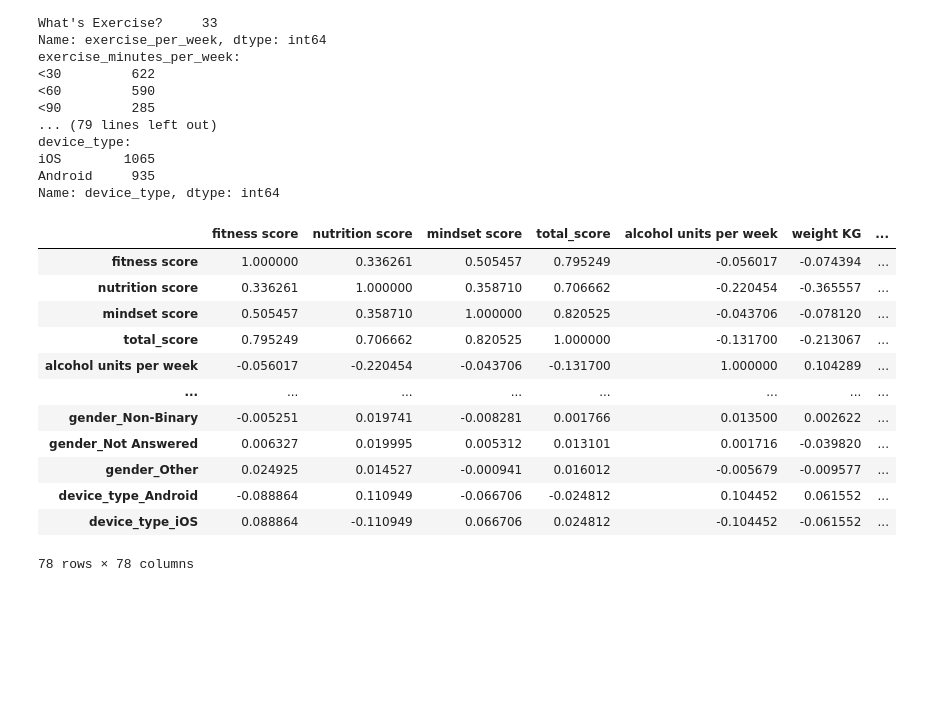
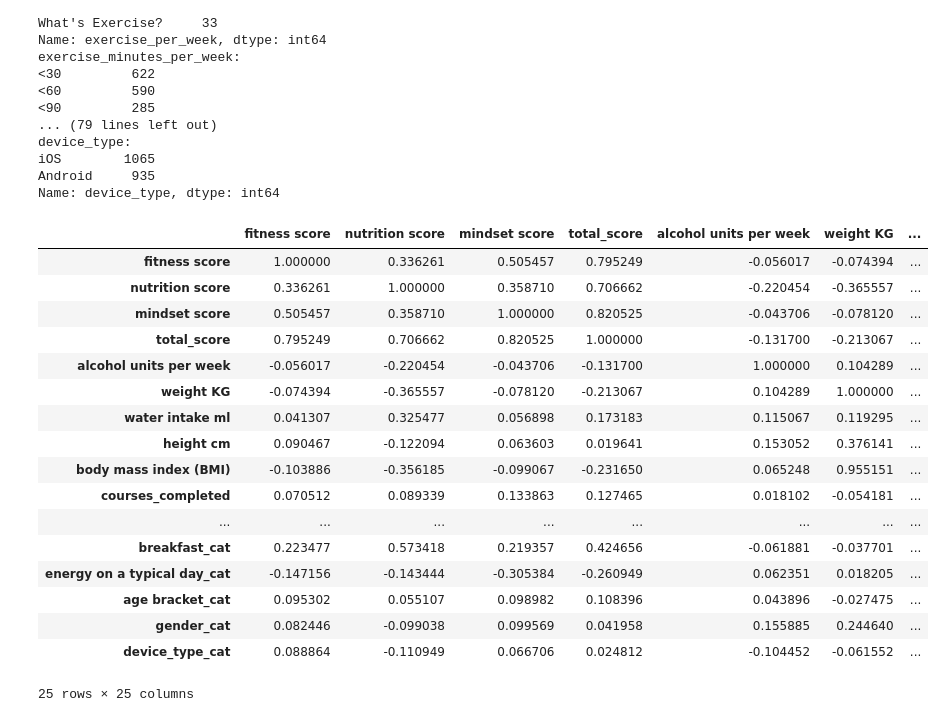
Before and after one commit to thakareakshay1709/my-data-science-projects, a Jupyter notebook: PepTalk/peptalk_analysis.ipynb, the cells around one changed output. Drawn from its saved outputs; the diff is of its cells as text; code cells hidden in the pictures; blank space fills up the shorter version.

```diff
--- a/PepTalk/peptalk_analysis.ipynb
+++ b/PepTalk/peptalk_analysis.ipynb
@@ -168,25 +168,56 @@ Name: device_type, dtype: int64
 # %%
 # encoding categorical features
 # https://medium.com/@urvashilluniya/convert-multiple-categorical-columns-into-numeric-columns-in-single-line-of-code-577bab825635
 # https://towardsdatascience.com/i-have-data-i-need-insights-where-do-i-start-7ddc935ab365
 # ord_encoder = OrdinalEncoder()
 # df_cat_enc = new_raw_df[categorical_cols].apply(lambda col: ord_encoder.fit_transform(col))
-df_cat_enc = pd.get_dummies(new_raw_df, columns=categorical_cols).drop(labels=["company_id"], axis=1)
+# df_cat_enc = pd.get_dummies(new_raw_df, columns=categorical_cols).drop(labels=["company_id"], axis=1)
 #df_only_cat_enc = df_cat_enc.drop(labels = int_cols, axis=1, inplace=True)
+# df_cat_enc.corr()
+
+for cat in categorical_cols:
+    new_raw_df[cat] = new_raw_df[cat].astype('category')
+
+for new_cat in categorical_cols:
+    new_raw_df[new_cat+"_cat"] = new_raw_df[new_cat].cat.codes
+
+df_cat_enc = new_raw_df.copy()
+df_cat_enc.drop(labels=categorical_cols, axis=1, inplace=True)
+#df_cat_enc_.head(5)
+#df_cat_enc_.info()
 df_cat_enc.corr()
+# new_raw_df.dtypes
+ #'exercise_minutes_per_week',
+ #'how do you feel when you wake up',
+ #'balanced meals per day',
+ #'how are you getting_on',
+ #'smoker',
+ #'sleep_hours',
+ #'eat fruit and veg',
+ #'how do you feel overall?',
+ #'breakfast',
+ #'energy on a typical day',
+ #'age bracket',
+ #'gender',
+ #'device_type'
 # %% [output]
 |  | fitness score | nutrition score | mindset score | total_score | alcohol units per week | weight KG | ... |
 | fitness score | 1.000000 | 0.336261 | 0.505457 | 0.795249 | -0.056017 | -0.074394 | ... |
 | nutrition score | 0.336261 | 1.000000 | 0.358710 | 0.706662 | -0.220454 | -0.365557 | ... |
 | mindset score | 0.505457 | 0.358710 | 1.000000 | 0.820525 | -0.043706 | -0.078120 | ... |
 | total_score | 0.795249 | 0.706662 | 0.820525 | 1.000000 | -0.131700 | -0.213067 | ... |
 | alcohol units per week | -0.056017 | -0.220454 | -0.043706 | -0.131700 | 1.000000 | 0.104289 | ... |
+| weight KG | -0.074394 | -0.365557 | -0.078120 | -0.213067 | 0.104289 | 1.000000 | ... |
+| water intake ml | 0.041307 | 0.325477 | 0.056898 | 0.173183 | 0.115067 | 0.119295 | ... |
+| height cm | 0.090467 | -0.122094 | 0.063603 | 0.019641 | 0.153052 | 0.376141 | ... |
+| body mass index (BMI) | -0.103886 | -0.356185 | -0.099067 | -0.231650 | 0.065248 | 0.955151 | ... |
+| courses_completed | 0.070512 | 0.089339 | 0.133863 | 0.127465 | 0.018102 | -0.054181 | ... |
 | ... | ... | ... | ... | ... | ... | ... | ... |
-| gender_Non-Binary | -0.005251 | 0.019741 | -0.008281 | 0.001766 | 0.013500 | 0.002622 | ... |
-| gender_Not Answered | 0.006327 | 0.019995 | 0.005312 | 0.013101 | 0.001716 | -0.039820 | ... |
-| gender_Other | 0.024925 | 0.014527 | -0.000941 | 0.016012 | -0.005679 | -0.009577 | ... |
-| device_type_Android | -0.088864 | 0.110949 | -0.066706 | -0.024812 | 0.104452 | 0.061552 | ... |
-| device_type_iOS | 0.088864 | -0.110949 | 0.066706 | 0.024812 | -0.104452 | -0.061552 | ... |
+| breakfast_cat | 0.223477 | 0.573418 | 0.219357 | 0.424656 | -0.061881 | -0.037701 | ... |
+| energy on a typical day_cat | -0.147156 | -0.143444 | -0.305384 | -0.260949 | 0.062351 | 0.018205 | ... |
+| age bracket_cat | 0.095302 | 0.055107 | 0.098982 | 0.108396 | 0.043896 | -0.027475 | ... |
+| gender_cat | 0.082446 | -0.099038 | 0.099569 | 0.041958 | 0.155885 | 0.244640 | ... |
+| device_type_cat | 0.088864 | -0.110949 | 0.066706 | 0.024812 | -0.104452 | -0.061552 | ... |
-78 rows × 78 columns
+25 rows × 25 columns
 # %%
 c = df_cat_enc.corr()
```
Also changed, not shown: parts of 6 cells of this notebook.
